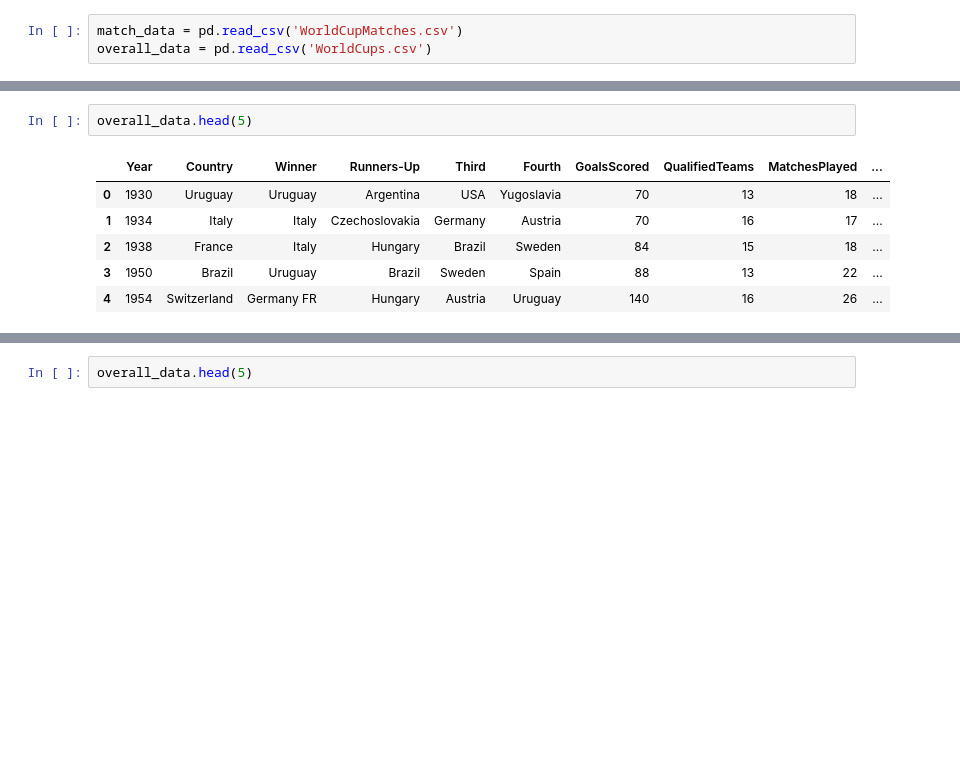
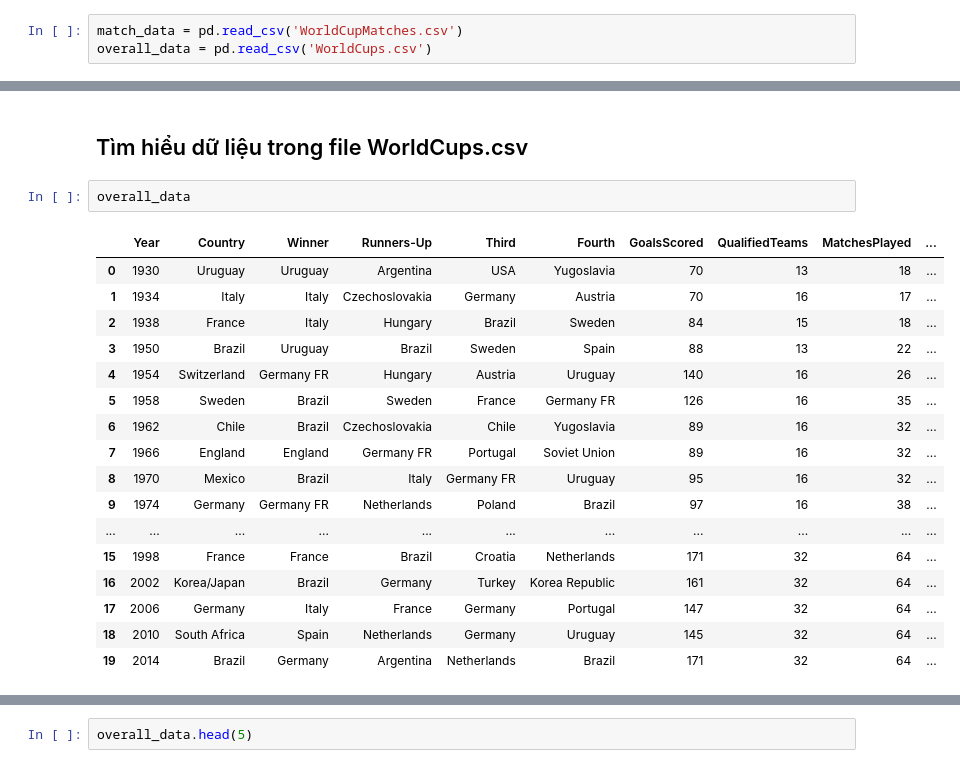
Before and after one commit to logacc99/LTKHDL_FinalProject, a Jupyter notebook: 1712174-NguyenGiaThuan.ipynb, the cells around one changed output, grey strips where cells are left out. Saved outputs shown, nothing was run; the diff lists cells and outputs as text; blank space fills up the shorter version.

```diff
--- a/1712174-NguyenGiaThuan.ipynb
+++ b/1712174-NguyenGiaThuan.ipynb
@@ -113,9 +100,22 @@ None
+# %% [markdown]
+## Tìm hiểu dữ liệu trong file WorldCups.csv
 # %%
-overall_data.head(5)
+overall_data
 # %% [output]
 |  | Year | Country | Winner | Runners-Up | Third | Fourth | GoalsScored | QualifiedTeams | MatchesPlayed | ... |
 | 0 | 1930 | Uruguay | Uruguay | Argentina | USA | Yugoslavia | 70 | 13 | 18 | ... |
 | 1 | 1934 | Italy | Italy | Czechoslovakia | Germany | Austria | 70 | 16 | 17 | ... |
 | 2 | 1938 | France | Italy | Hungary | Brazil | Sweden | 84 | 15 | 18 | ... |
 | 3 | 1950 | Brazil | Uruguay | Brazil | Sweden | Spain | 88 | 13 | 22 | ... |
 | 4 | 1954 | Switzerland | Germany FR | Hungary | Austria | Uruguay | 140 | 16 | 26 | ... |
+| 5 | 1958 | Sweden | Brazil | Sweden | France | Germany FR | 126 | 16 | 35 | ... |
+| 6 | 1962 | Chile | Brazil | Czechoslovakia | Chile | Yugoslavia | 89 | 16 | 32 | ... |
+| 7 | 1966 | England | England | Germany FR | Portugal | Soviet Union | 89 | 16 | 32 | ... |
+| 8 | 1970 | Mexico | Brazil | Italy | Germany FR | Uruguay | 95 | 16 | 32 | ... |
+| 9 | 1974 | Germany | Germany FR | Netherlands | Poland | Brazil | 97 | 16 | 38 | ... |
+| ... | ... | ... | ... | ... | ... | ... | ... | ... | ... | ... |
+| 15 | 1998 | France | France | Brazil | Croatia | Netherlands | 171 | 32 | 64 | ... |
+| 16 | 2002 | Korea/Japan | Brazil | Germany | Turkey | Korea Republic | 161 | 32 | 64 | ... |
+| 17 | 2006 | Germany | Italy | France | Germany | Portugal | 147 | 32 | 64 | ... |
+| 18 | 2010 | South Africa | Spain | Netherlands | Germany | Uruguay | 145 | 32 | 64 | ... |
+| 19 | 2014 | Brazil | Germany | Argentina | Netherlands | Brazil | 171 | 32 | 64 | ... |
```
Also changed, not shown: parts of 32 cells of this notebook.
